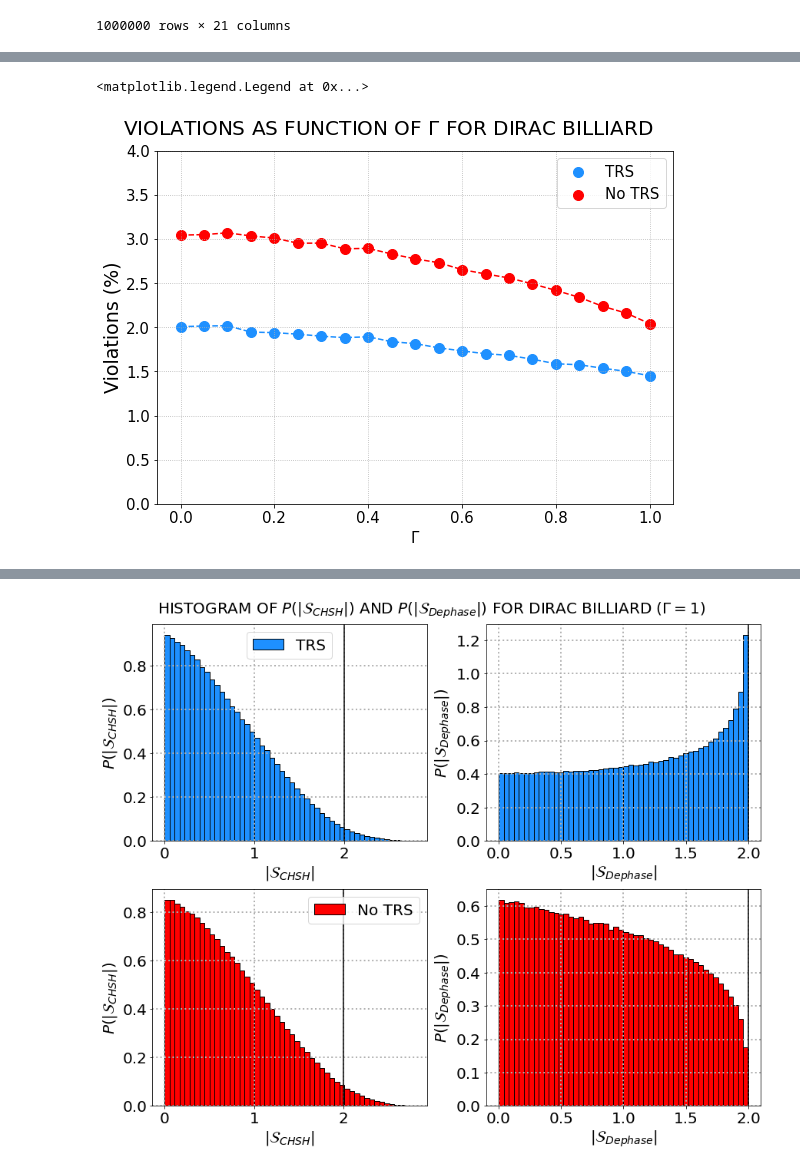
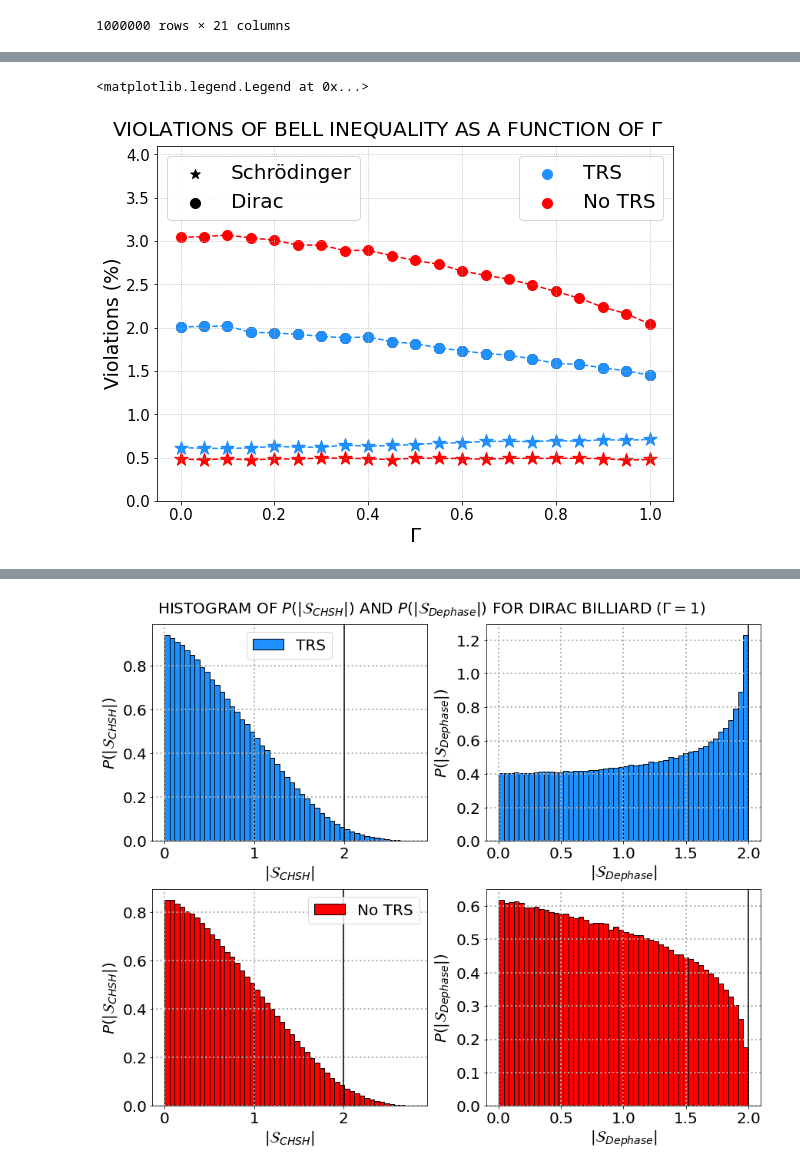
Before and after one commit to Rafffaelb/Dirac_Billiard, a Jupyter notebook: Chiral/Data_Analysis/Dirac_Bell_Parameter.ipynb, the cells around one changed output, grey strips where cells are left out. Drawn from its saved outputs; the diff is of its cells as text; code cells hidden in the pictures.

```diff
--- a/Chiral/Data_Analysis/Dirac_Bell_Parameter.ipynb
+++ b/Chiral/Data_Analysis/Dirac_Bell_Parameter.ipynb
@@ -221,26 +237,43 @@ VIOLATIONS OF BELL'S INEQUALITY IN ORTHOGONAL ENSEMBLE
 19    21605
 20    20412
 dtype: int64
+# %%
+Schrodinger_Bell_Parameter_Gamma_O = np.array([0.6142, 0.6067, 0.6042, 0.6114, 0.6278, 0.6212, 0.6186, 0.6429, 0.6299, 0.6393,
+ 0.6502, 0.6656, 0.6707, 0.686, 0.6868, 0.6836, 0.6947, 0.6884, 0.7062, 0.6996,
+ 0.709 ])
+Schrodinger_Bell_Parameter_Gamma_U = np.array([0.4817, 0.4744, 0.4851, 0.4721, 0.4834, 0.4832, 0.4928, 0.4932, 0.485, 0.4763,
+ 0.4941, 0.49, 0.488, 0.4804, 0.4916, 0.4903, 0.4909, 0.4914, 0.4859, 0.4713, 0.4773])
 # %%
 fig, axs = plt.subplots(1,1, figsize = (8, 6), constrained_layout = True, facecolor = 'w')
 
-axs.scatter([(i/20) for i in range(0,21)], (100/1000000)*Violations_Gamma_O, label = 'TRS', s = 100, color = 'dodgerblue', alpha = 1)
-axs.scatter([(i/20) for i in range(0,21)], (100/1000000)*Violations_Gamma_U, label = 'No TRS', s = 100, color = 'red', alpha = 1)
+Schrodinger_scatter = axs.scatter([(i/20) for i in range(0,21)], Schrodinger_Bell_Parameter_Gamma_O, label = 'TRS', color = 'black', s = 100, alpha = 1, marker = "*")
+axs.scatter([(i/20) for i in range(0,21)], Schrodinger_Bell_Parameter_Gamma_O, label = 'TRS', s = 200, color = 'dodgerblue', alpha = 1, marker = "*")
+axs.scatter([(i/20) for i in range(0,21)], Schrodinger_Bell_Parameter_Gamma_U, label = 'No TRS', s = 200, color = 'red', alpha = 1, marker = "*")
+
+Dirac_scatter = axs.scatter([(i/20) for i in range(0,21)], (100/1000000)*Violations_Gamma_O, label = 'TRS', color = 'black', s = 100, alpha = 1)
+beta_1 = axs.scatter([(i/20) for i in range(0,21)], (100/1000000)*Violations_Gamma_O, label = 'TRS', s = 100, color = 'dodgerblue', alpha = 1)
+beta_2 = axs.scatter([(i/20) for i in range(0,21)], (100/1000000)*Violations_Gamma_U, label = 'No TRS', s = 100, color = 'red', alpha = 1)
 
 axs.plot([(i/20) for i in range(0,21)], (100/1000000)*Violations_Gamma_O, color = 'dodgerblue', linestyle = 'dashed')
 axs.plot([(i/20) for i in range(0,21)], (100/1000000)*Violations_Gamma_U, color = 'red', linestyle = 'dashed')
 
-axs.set_ylim((0,4))
+axs.plot([(i/20) for i in range(0,21)], Schrodinger_Bell_Parameter_Gamma_O, color = 'dodgerblue', linestyle = 'dashed')
+axs.plot([(i/20) for i in range(0,21)], Schrodinger_Bell_Parameter_Gamma_U, color = 'red', linestyle = 'dashed')
 
-fig.suptitle(r'VIOLATIONS AS FUNCTION OF $\Gamma$ FOR DIRAC BILLIARD', fontsize = 20)
-axs.set_xlabel(r'$\Gamma$', fontsize = 15)
+axs.set_ylim((0,4.1))
+
+fig.suptitle(r'VIOLATIONS OF BELL INEQUALITY AS A FUNCTION OF $\Gamma$', fontsize = 20)
+axs.set_xlabel(r'$\Gamma$', fontsize = 20)
 axs.set_ylabel('Violations (%)', fontsize = 19)
 axs.tick_params(axis = 'both', which = 'major', labelsize = 15)
 axs.grid(linestyle = ':')
-axs.legend(fontsize = 15)
+
+first_legend = axs.legend([Schrodinger_scatter, Dirac_scatter], ["Schrödinger","Dirac"], loc = "upper left", fontsize = 20)
+axs.add_artist(first_legend)
+axs.legend([beta_1, beta_2], [r'TRS', r'No TRS'], loc = "best", fontsize = 20)
 # %% [output]
 <matplotlib.legend.Legend at 0x...>
-[figure, old version]
+[figure, new version]
 # %%
 df_Bell_Parameter_Dephase_Gamma_O = pd.read_csv(r'Bell_Parameter/Bell_Gamma/Dirac_Bell_Parameter_Dephase_O_Gamma.txt', sep = '\t', header = None)
 df_Bell_Parameter_Dephase_Gamma_U = pd.read_csv(r'Bell_Parameter/Bell_Gamma/Dirac_Bell_Parameter_Dephase_U_Gamma.txt', sep = '\t', header = None)
```
Also changed, not shown: parts of 7 cells of this notebook, 25 other files.
